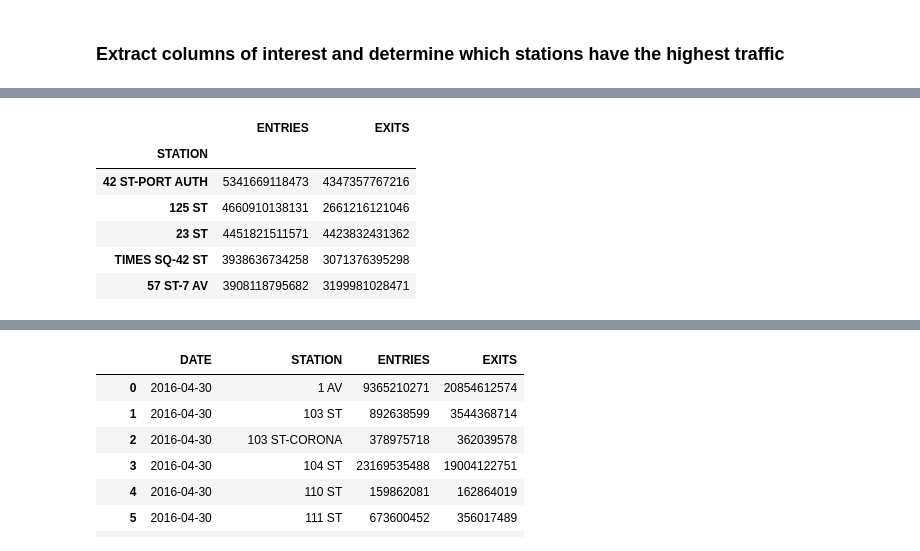
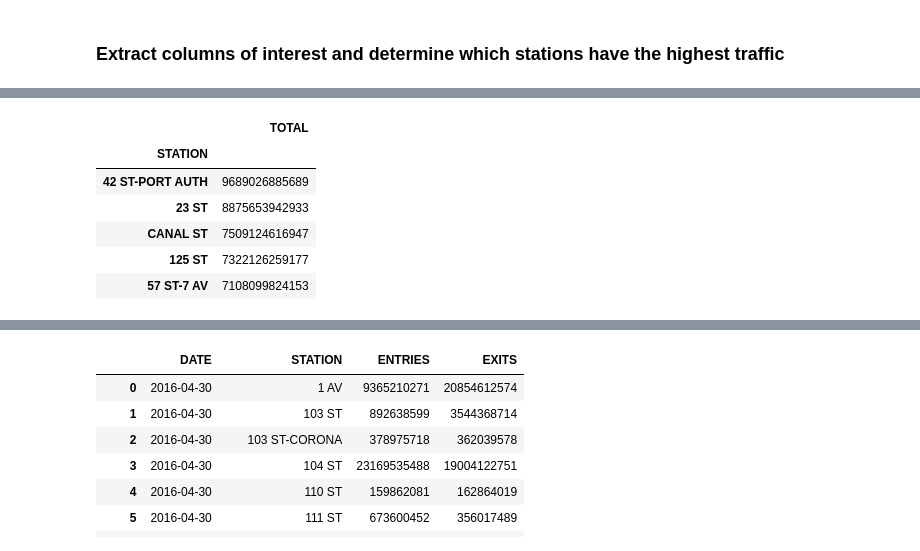
Before and after one commit to 1fmusic/MTABenson_metis, a Jupyter notebook: Project1_dfs_chris.ipynb, the cells around one changed output, grey strips where cells are left out. Saved outputs shown, nothing was run; the diff lists cells and outputs as text; code cells hidden in the pictures.

```diff
--- a/Project1_dfs_chris.ipynb
+++ b/Project1_dfs_chris.ipynb
@@ -180,6 +178,8 @@ plt.plot(range(len(time00)),pplDelta)
 # %%
 %%capture
 turnstile_df.rename(columns=lambda x: x.strip(), inplace=True)
+# %%
+turnstile_df['TOTAL'] = turnstile_df['EXITS'] + turnstile_df['ENTRIES']
 # %%
 turnstile_df.head()
 # %% [output]
@@ -192,22 +213,22 @@ turnstile_df.head()
 # %%
-turnstile_extract_data_df = turnstile_df[['DATE', 'STATION', 'SCP', 'ENTRIES', 'EXITS', 'TIME']]
+turnstile_extract_data_df = turnstile_df[['DATE', 'STATION', 'SCP', 'TOTAL']]
 # %%
 def find_busiest_stations(number, turnstile_df):
     """
     Takes a dataframe and a number n of desired stations and outputs the n busiest stations
     ---
     INPUTS: number, the number of top busiest stations desired and turnstile_df which contains all entrances and exits by day
     OUTPUT: a data frame
     """
-    turnstile_extract_data_df = turnstile_df[['DATE', 'STATION', 'SCP', 'ENTRIES', 'EXITS', 'TIME']]
-    return turnstile_extract_data_df.groupby('STATION').sum().sort_values('ENTRIES', ascending=False).iloc[:number]
+    turnstile_extract_data_df = turnstile_df[['DATE', 'STATION', 'SCP', 'TOTAL']]
+    return turnstile_extract_data_df.groupby('STATION').sum().sort_values('TOTAL', ascending=False).iloc[:number]
 
 find_busiest_stations(5, turnstile_df)
 # %% [output]
-|  | ENTRIES | EXITS |
-| STATION |  |  |
-| 42 ST-PORT AUTH | 5341669118473 | 4347357767216 |
-| 125 ST | 4660910138131 | 2661216121046 |
-| 23 ST | 4451821511571 | 4423832431362 |
-| TIMES SQ-42 ST | 3938636734258 | 3071376395298 |
-| 57 ST-7 AV | 3908118795682 | 3199981028471 |
+|  | TOTAL |
+| STATION |  |
+| 42 ST-PORT AUTH | 9689026885689 |
+| 23 ST | 8875653942933 |
+| CANAL ST | 7509124616947 |
+| 125 ST | 7322126259177 |
+| 57 ST-7 AV | 7108099824153 |
```
Also changed, not shown: parts of 30 cells of this notebook.
